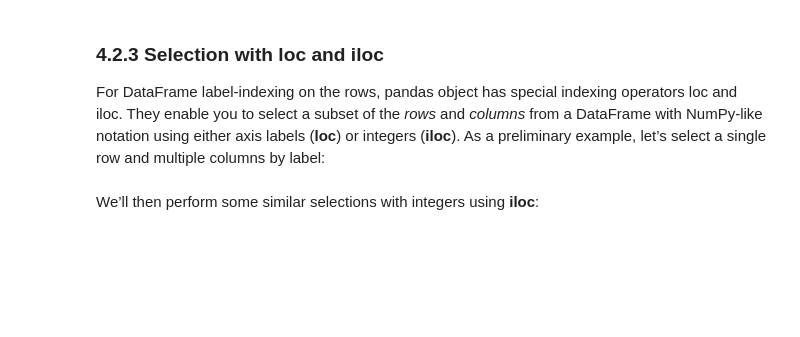
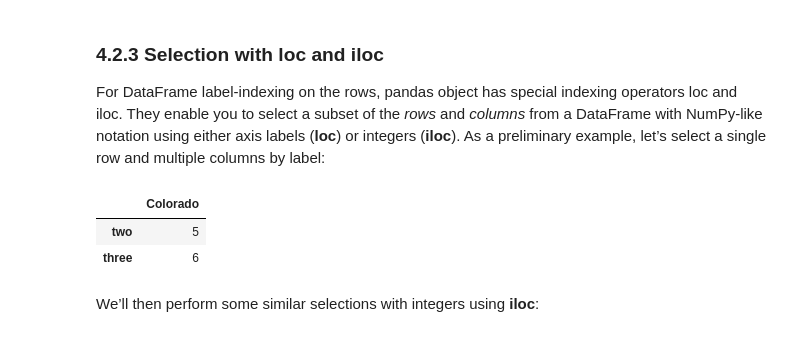
Before and after one commit to oishylea/DataAnalyticsProgramming, a Jupyter notebook: Lecture/Lecture Chapter 4 - Python 02.ipynb, the cells around one changed output. Saved outputs shown, nothing was run; the diff lists cells and outputs as text; code cells hidden in the pictures; blank space fills up the shorter version.

```diff
--- a/Lecture/Lecture Chapter 4 - Python 02.ipynb
+++ b/Lecture/Lecture Chapter 4 - Python 02.ipynb
@@ -146,7 +346,13 @@ data
 
 For DataFrame label-indexing on the rows, pandas object has special indexing operators loc and iloc. They enable you to select a subset of the *rows* and *columns* from a DataFrame with NumPy-like notation using either axis labels (**loc**) or integers (**iloc**). As a preliminary example, let’s select a single row and multiple columns by label:
 # %%
-data.loc['Colorado', ['two', 'three']]
+df=data.loc['Colorado', ['two', 'three']]
+df=pd.DataFrame(df)
+df
+# %% [output]
+|  | Colorado |
+| two | 5 |
+| three | 6 |
 # %% [markdown]
 We’ll then perform some similar selections with integers using **iloc**:
 # %%
```
Also changed, not shown: parts of 77 cells of this notebook, 15 other files.
